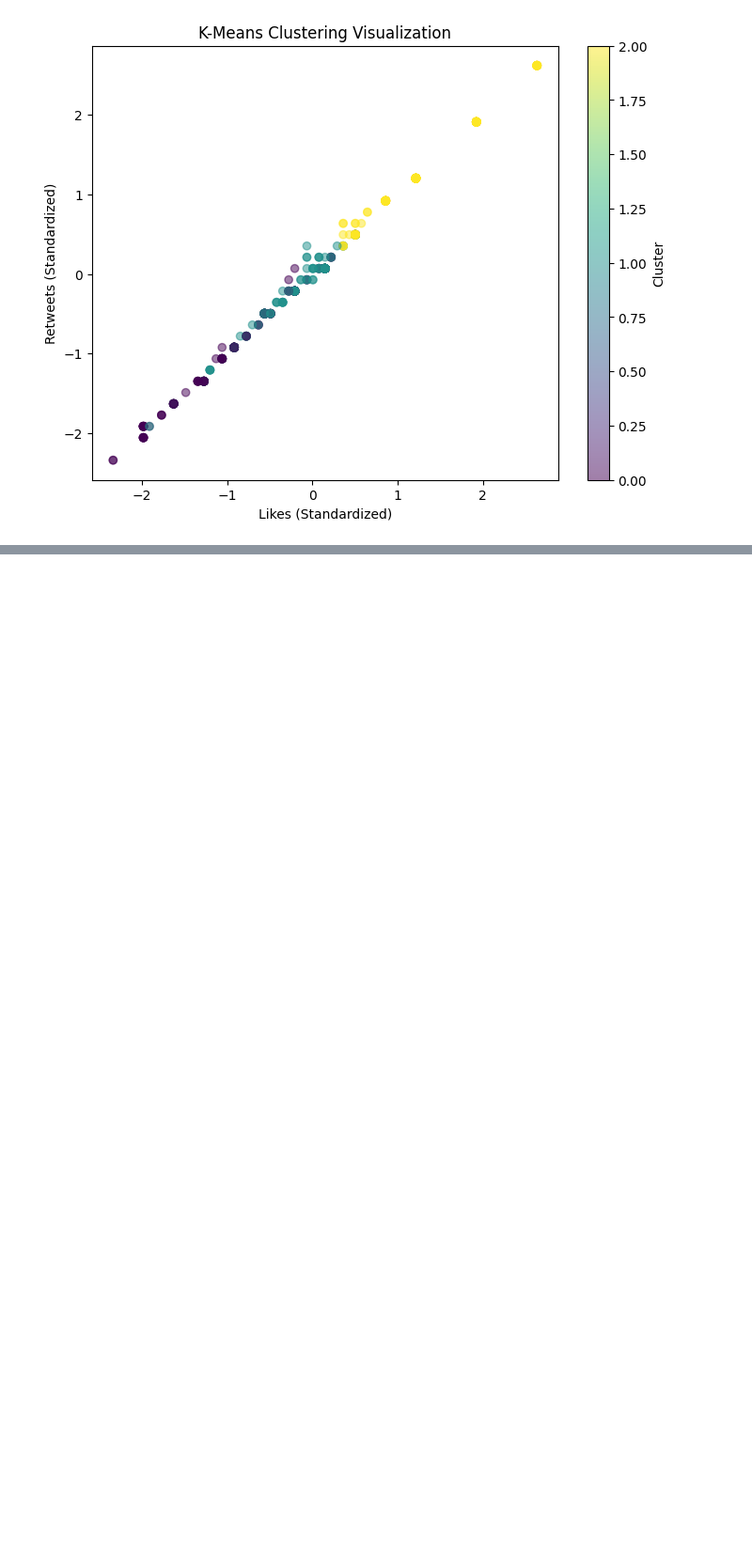
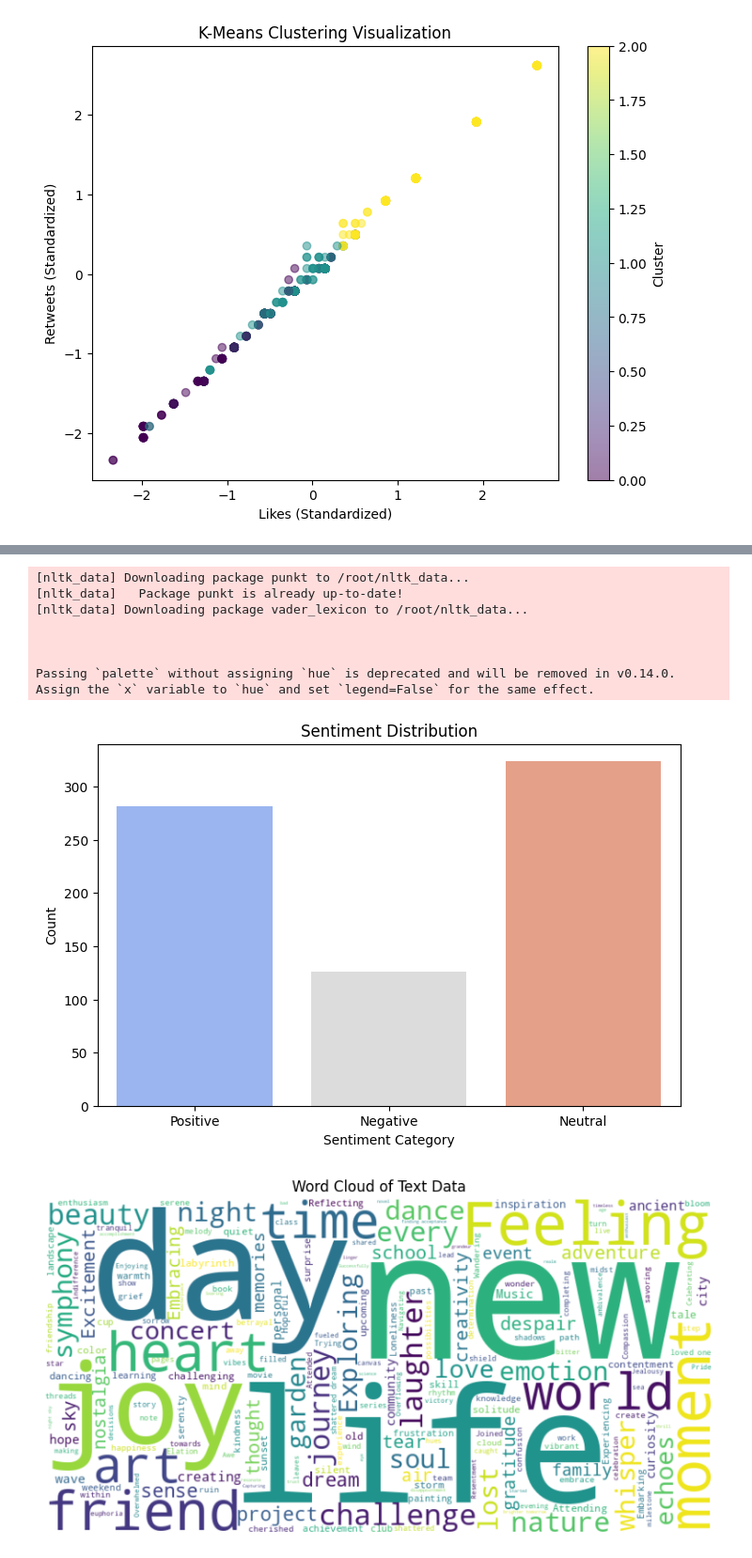
Before and after one commit to tyagiji84/INITIAL_CODES, a Jupyter notebook: Untitled8.ipynb, the cells around one changed output, grey strips where cells are left out. Shown at 94% size. Drawn from its saved outputs; the diff is of its cells as text; code cells hidden in the pictures; blank space fills up the shorter version.

```diff
--- a/Untitled8.ipynb
+++ b/Untitled8.ipynb
@@ -259,0 +800,68 @@ plt.show()
+# %%
+import pandas as pd
+import nltk
+import seaborn as sns
+import matplotlib.pyplot as plt
+from wordcloud import WordCloud
+from textblob import TextBlob
+from nltk.sentiment import SentimentIntensityAnalyzer
+
+# Download required NLTK resources
+nltk.download('punkt')
+nltk.download('vader_lexicon')
+
+# Load dataset
+df = pd.read_csv("him.csv")
+df.dropna(subset=["Text"], inplace=True)  # Remove missing values
+
+# Sentiment Analysis using TextBlob
+def textblob_sentiment(text):
+    score = TextBlob(text).sentiment.polarity
+    if score > 0:
+        return "Positive"
+    elif score < 0:
+        return "Negative"
+    else:
+        return "Neutral"
+
+df["Sentiment"] = df["Text"].apply(textblob_sentiment)
+
+# Sentiment Distribution Visualization
+plt.figure(figsize=(8, 5))
+sns.countplot(x=df["Sentiment"], palette="coolwarm")
+plt.title("Sentiment Distribution")
+plt.xlabel("Sentiment Category")
+plt.ylabel("Count")
+plt.show()
+
+# Generate Word Cloud for Entire Text Dataset
+text = " ".join(df["Text"])
+wordcloud = WordCloud(width=800, height=400, background_color="white").generate(text)
+
+plt.figure(figsize=(10, 5))
+plt.imshow(wordcloud, interpolation="bilinear")
+plt.axis("off")
+plt.title("Word Cloud of Text Data")
+plt.show()
+
+# Generate Word Clouds for Each Sentiment
+sentiments = ["Positive", "Negative", "Neutral"]
+for sentiment in sentiments:
+    filtered_text = " ".join(df[df["Sentiment"] == sentiment]["Text"])
+    wordcloud = WordCloud(width=800, height=400, background_color="white").generate(filtered_text)
+
+    plt.figure(figsize=(10, 5))
+    plt.imshow(wordcloud, interpolation="bilinear")
+    plt.axis("off")
+    plt.title(f"Word Cloud for {sentiment} Sentiment")
+    plt.show()
+# %% [output]
+[nltk_data] Downloading package punkt to /root/nltk_data...
+[nltk_data]   Package punkt is already up-to-date!
+[nltk_data] Downloading package vader_lexicon to /root/nltk_data...
+
+
+
+Passing `palette` without assigning `hue` is deprecated and will be removed in v0.14.0. Assign the `x` variable to `hue` and set `legend=False` for the same effect.
+[figure, added]
+[figure, added]
```
Also changed, not shown: parts of 24 cells of this notebook.
